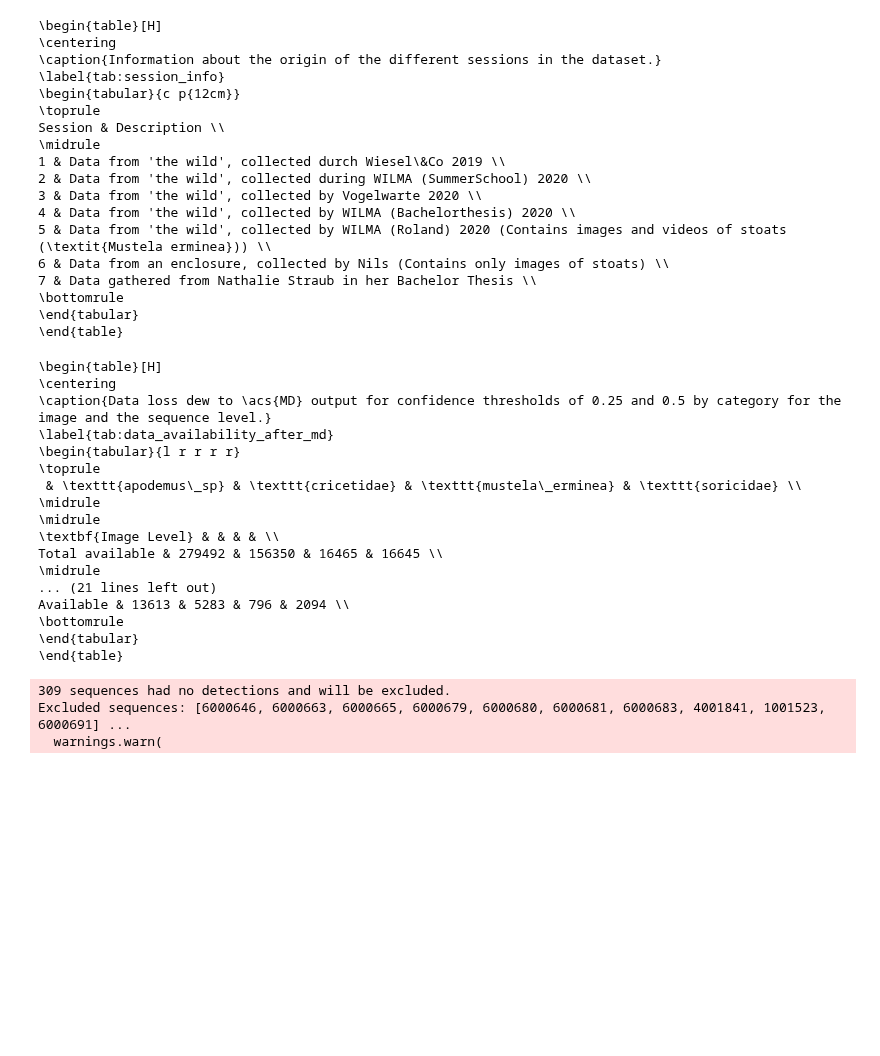
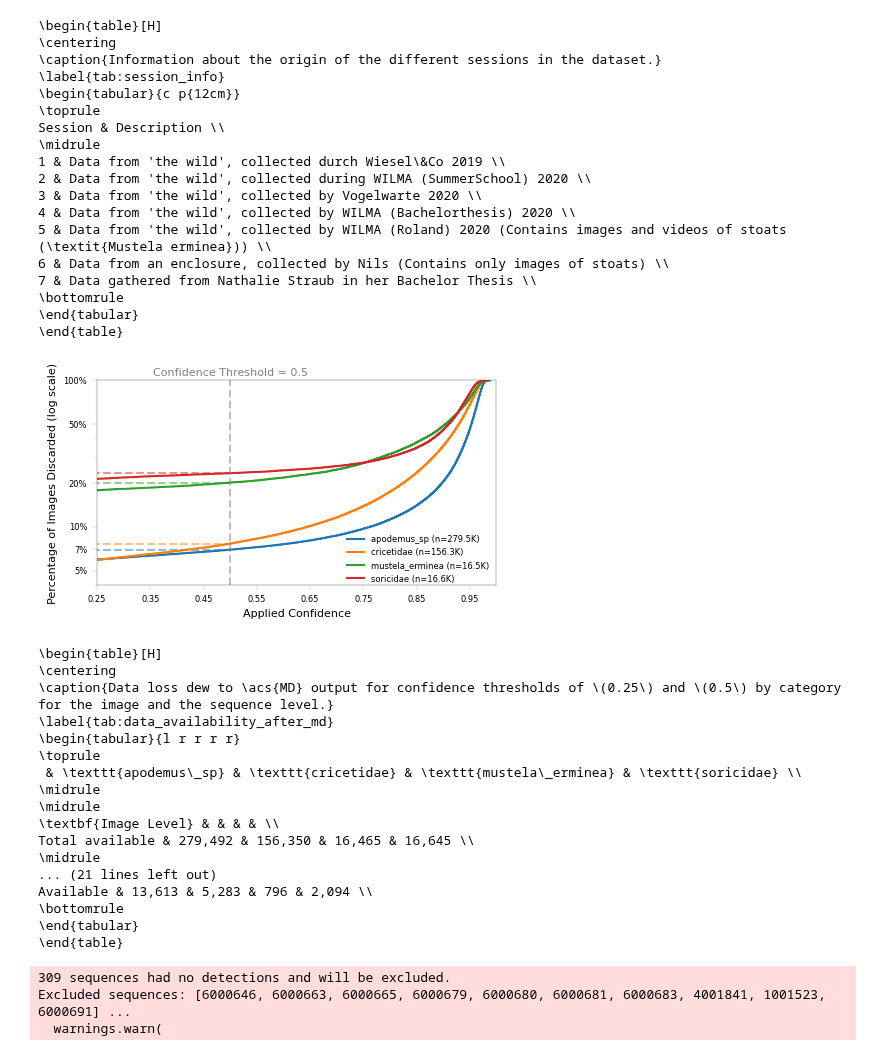
Before and after one commit to juliankraft/BachelorThesis, a Jupyter notebook: code/eval/visualizations.ipynb, the cells around one changed output. Cells and saved outputs as stored; diff of their text form; code cells hidden in the pictures; blank space fills up the shorter version.

```diff
--- a/code/eval/visualizations.ipynb
+++ b/code/eval/visualizations.ipynb
@@ -32,7 +32,7 @@ from ba_dev.eval_helpers import *
 set_custom_plot_style()
 cm = 1 / 2.54
 
-export = False
+export = True
 
 eval = MammaliaEval(
     path_config='../../data/path_config.yml',
@@ -194,7 +194,7 @@ Session & Description \\
 \end{tabular}
 \end{table}
 # %%
-# Plot Fraction of Discarded Images by Applied Confidence
+# Plot Percentage of Discarded Images by Applied Confidence
 ########################################################################################################################
 fig_name = 'discarded_img_by_conf'
 fig_size = (12*cm,7*cm)
@@ -234,39 +234,41 @@ plt.text(
     x=conf_threshold, y=1.08,
     s=f'Confidence Threshold = {conf_threshold}',
     horizontalalignment='center',
     fontsize=8,
     color='gray'
 )
 
 plt.xlabel('Applied Confidence')
-plt.ylabel('Fraction of Images Discarded (log scale)')
+plt.ylabel('Percentage of Images Discarded (log scale)')
 plt.yscale('log')
 plt.yticks(
     [0.05, 0.07, 0.1, 0.2, 0.5, 1],
     labels=['5%', '7%', '10%', '20%', '50%', '100%']
     )
 plt.xticks(
     np.arange(0.25, 1, 0.1),
     labels=[f'{x:.2f}' for x in np.arange(0.25, 1, 0.1)]
 )
 plt.legend(
     loc='lower right',
     bbox_to_anchor=(1, -0.03),
     frameon=False
 )
 plt.xlim(left=0.25, right=1)
 plt.ylim(bottom=0.04, top=1)
 plt.tight_layout()
 
 if export:
     plt.savefig(eval.paths['figures'] / f'{fig_name}.pdf', dpi=300)
 
 plt.show()
+# %% [output]
+[figure, added]
 # %%
 # MD output - data available
 ########################################################################################################################
 table_name = 'data_availability_after_md'
-caption = r'Data loss dew to \acs{MD} output for confidence thresholds of 0.25 and 0.5 by category for the image and the sequence level.'
+caption = r'Data loss dew to \acs{MD} output for confidence thresholds of \(0.25\) and \(0.5\) by category for the image and the sequence level.'
 ########################################################################################################################
 
 df_seq = count_vs_threshold(eval.sequence_df.copy(), thresholds=[0.25, 0.5], base_name="seq")
@@ -308,7 +310,7 @@ for key in keys:
     elif len(info) == 3:
         if info[2] != treshold:
             lines.append('\midrule')
-            lines.append(f'Threshold of {info[2]}: & & & & \\\\')
+            lines.append(f'Threshold of \({info[2]}\): & & & & \\\\')
             treshold = info[2]
 
         if info[1] == 'lost':
@@ -330,7 +332,7 @@ for key in keys:
         elif key_l == 'Percentage lost':
             value = f'{value:.0%}'.replace('%', '\\%')
         else:
-            value = str(value)
+            value = f"{value:,}"
 
         if value in ['apodemus\_sp', 'cricetidae', 'mustela\_erminea', 'soricidae']:
             value = f'\\texttt{{{value}}}'
@@ -357,7 +359,7 @@ if export:
 # %% [output]
 \begin{table}[H]
 \centering
-\caption{Data loss dew to \acs{MD} output for confidence thresholds of 0.25 and 0.5 by category for the image and the sequence level.}
+\caption{Data loss dew to \acs{MD} output for confidence thresholds of \(0.25\) and \(0.5\) by category for the image and the sequence level.}
 \label{tab:data_availability_after_md}
 \begin{tabular}{l r r r r}
 \toprule
@@ -365,10 +367,10 @@ if export:
 \midrule
 \midrule
 \textbf{Image Level} & & & & \\
-Total available & 279492 & 156350 & 16465 & 16645 \\
+Total available & 279,492 & 156,350 & 16,465 & 16,645 \\
 \midrule
 ... (21 lines left out)
-Available & 13613 & 5283 & 796 & 2094 \\
+Available & 13,613 & 5,283 & 796 & 2,094 \\
 \bottomrule
 \end{tabular}
 \end{table}
```
Also changed, not shown: 4 other files.
